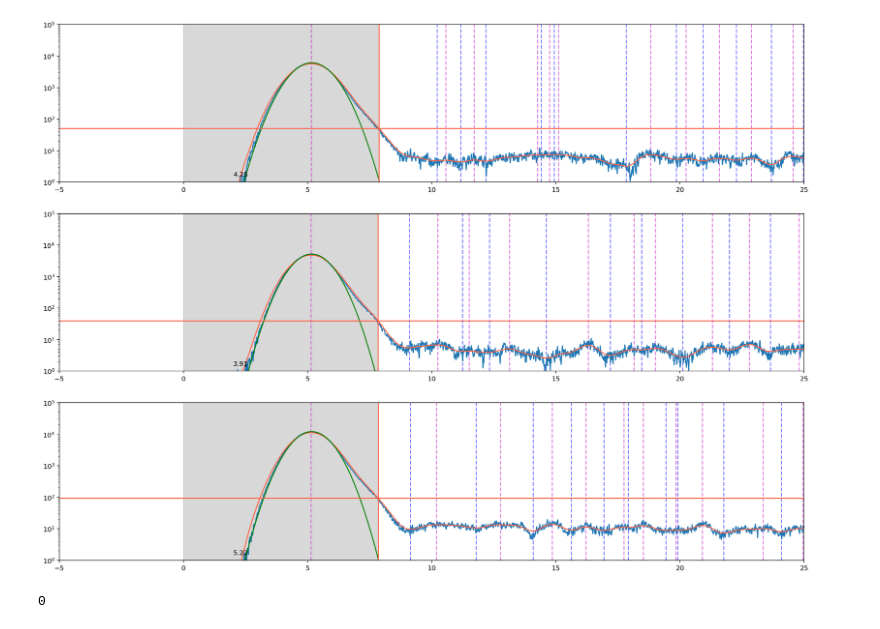
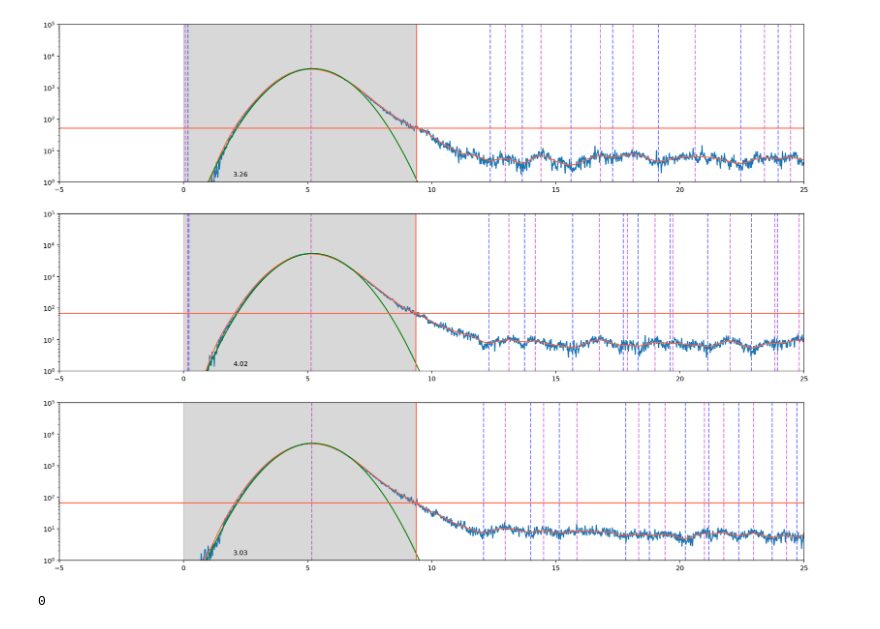
Before and after one commit to zhut19/xenon1t, a Jupyter notebook: fun_with_pax/Faster_Fax_testing.ipynb, the cells around one changed output. Drawn from its saved outputs; the diff is of its cells as text; code cells hidden in the pictures.

```diff
--- a/fun_with_pax/Faster_Fax_testing.ipynb
+++ b/fun_with_pax/Faster_Fax_testing.ipynb
@@ -70,11 +139,15 @@ c['gate_electron_probability'] = 1.4*10**-3
 from numba import int64, float64, guvectorize, vectorize, jit
 def generate(t_electron):
     # Generate electron photons
-    t_photon = eletron_2_photon(t_electron)
+    t_photon = electron_2_photon(t_electron)
 
     # Photo-ionization photons
     t_photo_ionization = photon_2_electron(t_photon)
-    t_photon = np.hstack((t_photon, eletron_2_photon(t_photo_ionization)))
+    t_photon = np.hstack((t_photon, electron_2_photon(t_photo_ionization)))
+
+    # Pmt after pulses
+    t_pmt_after_pulses = photon_2_photon(t_photon)
+    t_photon = np.hstack((t_photon, t_pmt_after_pulses))
 
     # Change t_photon from ns to sample index from -5000 to 25000 ns
     t_photon = np.around(t_photon, decimals = -1)
@@ -83,7 +156,7 @@ def generate(t_electron):
     add_hit(t_photon,w)
     return w*10, len(t_photon) # Sumwaveform and peak area in pe
 
-def eletron_2_photon(electron_time):
+def electron_2_photon(electron_time):
     # Place photons acording to single electron gain and width
     nele = len(electron_time); npho = 40
     t_photon = np.random.normal(0, 220, (nele, npho))
@@ -122,7 +195,22 @@ def photon_2_electron(photon_time):
 
     return np.hstack([t_electron_tr, t_electron_ga])
 
-@guvectorize([(int64, float64[:])], '(),(n)')
+def photon_2_photon(photon_time):
+    n_total = len(photon_time)
+    keys = time_max_proba.keys()
+    n_after_pulses = {key:np.random.poisson(time_max_proba[key]*n_total,1)[0] for key in keys}
+
+    times = {key:np.random.uniform(0, time_max_proba[key], n_after_pulses[key]) for key in keys}
+    times = {key:time_dist_icdf[key](times[key])+np.random.choice(photon_time, n_after_pulses[key]) for key in keys}
+    #times = {key:time_dist_icdf[key](times[key]) for key in keys}
+
+    sizes = {key:np.random.uniform(0, size_max_proba[key], n_after_pulses[key]) for key in keys}
+    sizes = {key:size_dist_icdf[key](sizes[key]) for key in keys}
+
+    return np.concatenate([np.repeat(times[key], np.asarray(sizes[key],dtype=int)) for key in keys])
+
+
+@guvectorize([(int64, float64[:])], '(), (n)')
 def add_hit(t_p, w):
     w[t_p-5:t_p+30] += pmt_current
 # %%
@@ -281,7 +329,7 @@ n_electrons   =   np.array( 10**n_electrons, dtype = int)
 
 n_sim = len(n_electrons)
 df['n_electrons'] = np.asarray(n_electrons, dtype=int)
-df['z_sim'] = np.random.uniform(-10, -20, n_sim)
+df['z_sim'] = np.random.uniform(-40, -41, n_sim)
 
 df_ = df[(df.z_sim < 0) & (df.n_electrons*28>1e6) & (df.n_electrons*28<1e7)]
 
@@ -312,32 +360,32 @@ def plot():
 
             c = np.where(_ys<5e-5*amp)[0]
             c = c[c>mean+2*sigma]
 
             if len(maxima) > 0:minima = minima[(minima>maxima[0]) & (minima<maxima[-1])]
 
 
             cot+=1
             if cot == 4 : return 0
             ax = fig.add_subplot(411+cot)
             for ix in x[minima]:plt.axvline(ix/100, color='b', ls='--', alpha=0.5)
             for ix in x[maxima]:plt.axvline(ix/100, color='m', ls='--', alpha=0.5)
             plt.plot(np.arange(len(ys))/100, ys)
             plt.plot(np.arange(len(_ys))/100, _ys, color='tomato')
             plt.plot(xs/100, gaussian(xs, amp, mean, sigma), color = 'g')
             if len(c)>0:
                 plt.axvline(c[0]/100, color = 'tomato')
                 plt.axvspan(0, c[0]/100, alpha=0.3, color='grey')
             plt.axhline(5e-5*amp, color='tomato')
             plt_config(xlim=[-5, 25], ylim=[1, 1e5])
 
             gs = 0
             if len(maxima) > 0:
                 gs = max(np.max(_ys[maxima][1:] - _ys[minima][:]), np.max(_ys[maxima][:-1] - _ys[minima][:]))
                 gs = np.max([min(_ys[maxima][ix+1],np.max(_ys[maxima][:ix+1]))-_ys[minima][ix] for ix in range(len(minima))])
                 plt.text(2,1.5,'%.2f'%(gs))
 
             plt.yscale('log')
 plot()
 # %% [output]
-[figure, old version]
+[figure, new version]
 0
```
Also changed, not shown: parts of 7 cells of this notebook.
